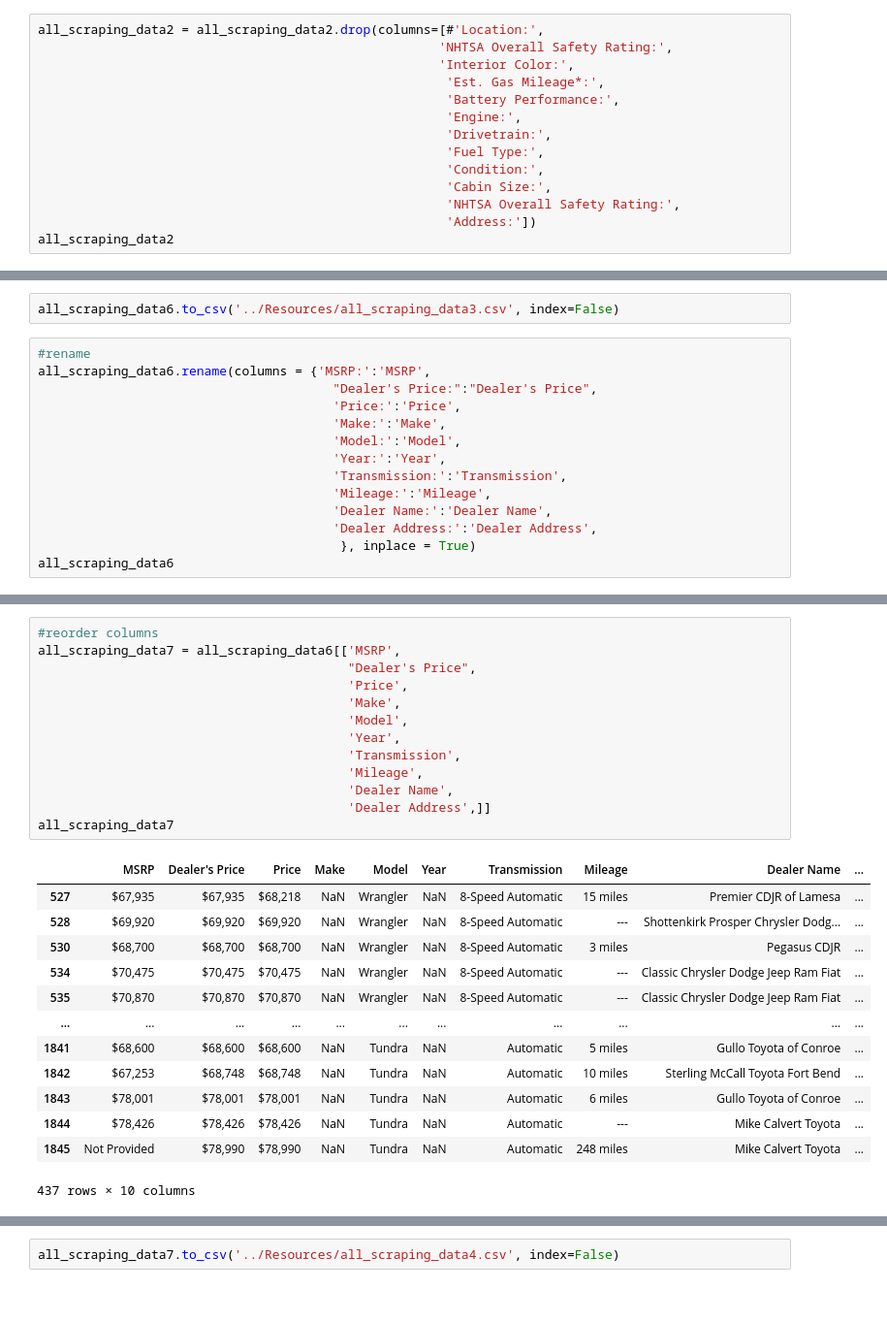
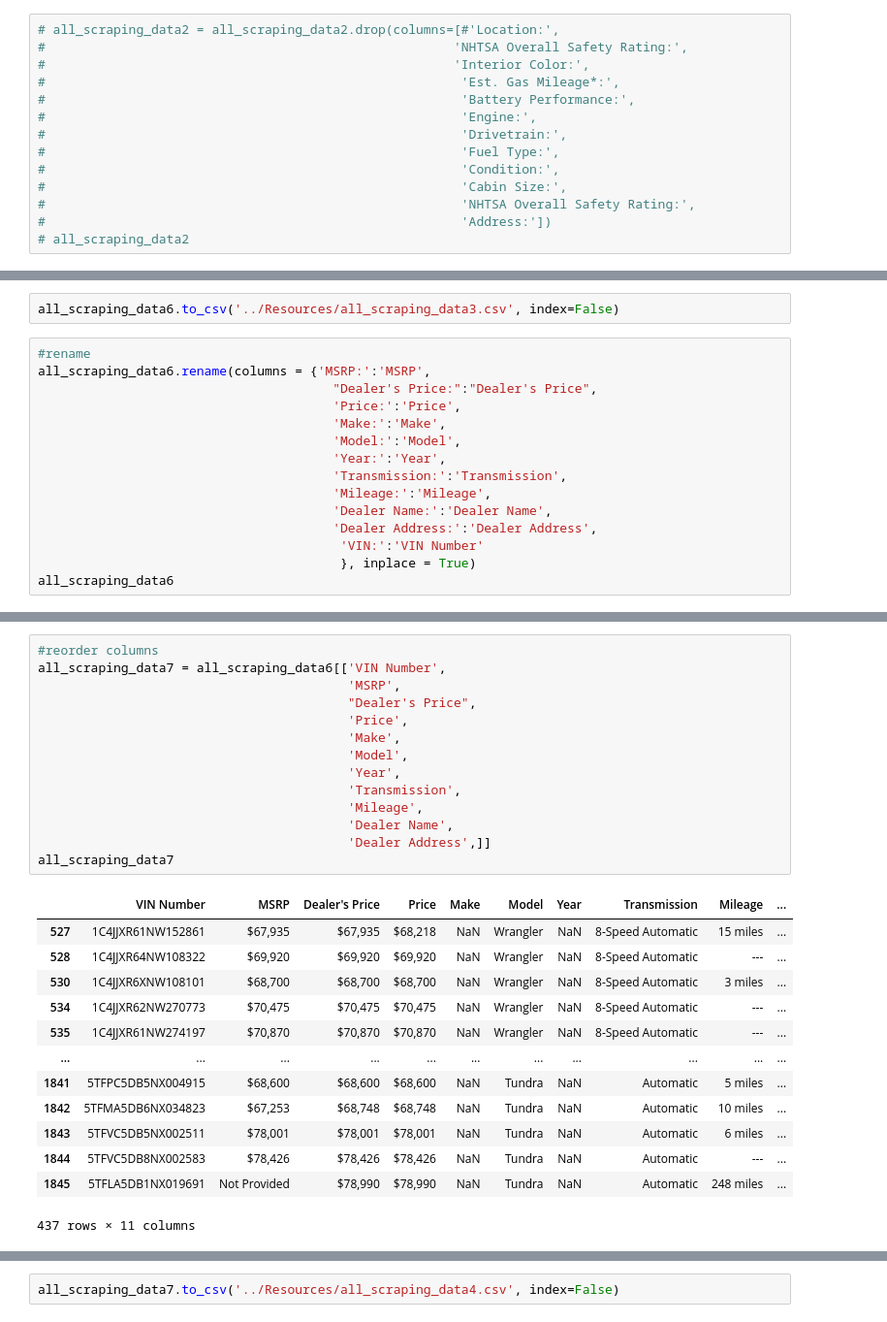
Before and after one commit to RL-Lane/Gouge, a Jupyter notebook: Notebooks/Scraping CSV's Merged.ipynb, the cells around one changed output, grey strips where cells are left out. Shown at 97% size. Saved outputs shown, nothing was run; the diff lists cells and outputs as text.

Commit message:
VIN Number's Added Back

```diff
--- a/Notebooks/Scraping CSV's Merged.ipynb
+++ b/Notebooks/Scraping CSV's Merged.ipynb
@@ -355,14 +315,14 @@ all_scraping_data2.head()
 # %%
-all_scraping_data2 = all_scraping_data2.drop(columns=[#'Location:',
-                                                     'NHTSA Overall Safety Rating:',
-                                                     'Interior Color:',
-                                                      'Est. Gas Mileage*:',
-                                                      'Battery Performance:',
-                                                      'Engine:',
-                                                      'Drivetrain:',
-                                                      'Fuel Type:',
-                                                      'Condition:',
-                                                      'Cabin Size:',
-                                                      'NHTSA Overall Safety Rating:',
-                                                      'Address:'])
-all_scraping_data2
+# all_scraping_data2 = all_scraping_data2.drop(columns=[#'Location:',
+#                                                      'NHTSA Overall Safety Rating:',
+#                                                      'Interior Color:',
+#                                                       'Est. Gas Mileage*:',
+#                                                       'Battery Performance:',
+#                                                       'Engine:',
+#                                                       'Drivetrain:',
+#                                                       'Fuel Type:',
+#                                                       'Condition:',
+#                                                       'Cabin Size:',
+#                                                       'NHTSA Overall Safety Rating:',
+#                                                       'Address:'])
+# all_scraping_data2
@@ -469,6 +427,7 @@ all_scraping_data6.rename(columns = {'MSRP:':'MSRP',
                                        'Mileage:':'Mileage',
                                        'Dealer Name:':'Dealer Name',
                                        'Dealer Address:':'Dealer Address',
+                                        'VIN:':'VIN Number'
                                         }, inplace = True)
 all_scraping_data6
 # %% [output]
@@ -488,30 +447,31 @@ all_scraping_data6
 # %%
 #reorder columns
-all_scraping_data7 = all_scraping_data6[['MSRP',
+all_scraping_data7 = all_scraping_data6[['VIN Number',
+                                         'MSRP',
                                          "Dealer's Price",
                                          'Price',
                                          'Make',
                                          'Model',
                                          'Year',
                                          'Transmission',
                                          'Mileage',
                                          'Dealer Name',
                                          'Dealer Address',]]
 all_scraping_data7
 # %% [output]
-|  | MSRP | Dealer's Price | Price | Make | Model | Year | Transmission | Mileage | Dealer Name | ... |
-| 527 | $67,935 | $67,935 | $68,218 | NaN | Wrangler | NaN | 8-Speed Automatic | 15 miles | Premier CDJR of Lamesa | ... |
-| 528 | $69,920 | $69,920 | $69,920 | NaN | Wrangler | NaN | 8-Speed Automatic | --- | Shottenkirk Prosper Chrysler Dodg... | ... |
-| 530 | $68,700 | $68,700 | $68,700 | NaN | Wrangler | NaN | 8-Speed Automatic | 3 miles | Pegasus CDJR | ... |
-| 534 | $70,475 | $70,475 | $70,475 | NaN | Wrangler | NaN | 8-Speed Automatic | --- | Classic Chrysler Dodge Jeep Ram Fiat | ... |
-| 535 | $70,870 | $70,870 | $70,870 | NaN | Wrangler | NaN | 8-Speed Automatic | --- | Classic Chrysler Dodge Jeep Ram Fiat | ... |
+|  | VIN Number | MSRP | Dealer's Price | Price | Make | Model | Year | Transmission | Mileage | ... |
+| 527 | 1C4JJXR61NW152861 | $67,935 | $67,935 | $68,218 | NaN | Wrangler | NaN | 8-Speed Automatic | 15 miles | ... |
+| 528 | 1C4JJXR64NW108322 | $69,920 | $69,920 | $69,920 | NaN | Wrangler | NaN | 8-Speed Automatic | --- | ... |
+| 530 | 1C4JJXR6XNW108101 | $68,700 | $68,700 | $68,700 | NaN | Wrangler | NaN | 8-Speed Automatic | 3 miles | ... |
+| 534 | 1C4JJXR62NW270773 | $70,475 | $70,475 | $70,475 | NaN | Wrangler | NaN | 8-Speed Automatic | --- | ... |
+| 535 | 1C4JJXR61NW274197 | $70,870 | $70,870 | $70,870 | NaN | Wrangler | NaN | 8-Speed Automatic | --- | ... |
 | ... | ... | ... | ... | ... | ... | ... | ... | ... | ... | ... |
-| 1841 | $68,600 | $68,600 | $68,600 | NaN | Tundra | NaN | Automatic | 5 miles | Gullo Toyota of Conroe | ... |
-| 1842 | $67,253 | $68,748 | $68,748 | NaN | Tundra | NaN | Automatic | 10 miles | Sterling McCall Toyota Fort Bend | ... |
-| 1843 | $78,001 | $78,001 | $78,001 | NaN | Tundra | NaN | Automatic | 6 miles | Gullo Toyota of Conroe | ... |
-| 1844 | $78,426 | $78,426 | $78,426 | NaN | Tundra | NaN | Automatic | --- | Mike Calvert Toyota | ... |
-| 1845 | Not Provided | $78,990 | $78,990 | NaN | Tundra | NaN | Automatic | 248 miles | Mike Calvert Toyota | ... |
+| 1841 | 5TFPC5DB5NX004915 | $68,600 | $68,600 | $68,600 | NaN | Tundra | NaN | Automatic | 5 miles | ... |
+| 1842 | 5TFMA5DB6NX034823 | $67,253 | $68,748 | $68,748 | NaN | Tundra | NaN | Automatic | 10 miles | ... |
+| 1843 | 5TFVC5DB5NX002511 | $78,001 | $78,001 | $78,001 | NaN | Tundra | NaN | Automatic | 6 miles | ... |
+| 1844 | 5TFVC5DB8NX002583 | $78,426 | $78,426 | $78,426 | NaN | Tundra | NaN | Automatic | --- | ... |
+| 1845 | 5TFLA5DB1NX019691 | Not Provided | $78,990 | $78,990 | NaN | Tundra | NaN | Automatic | 248 miles | ... |
-437 rows × 10 columns
+437 rows × 11 columns
 # %%
 all_scraping_data7['Year'] = all_scraping_data7['Year'].fillna(2022)
 all_scraping_data7
```
Also changed, not shown: parts of 13 cells of this notebook, 4 other files.
